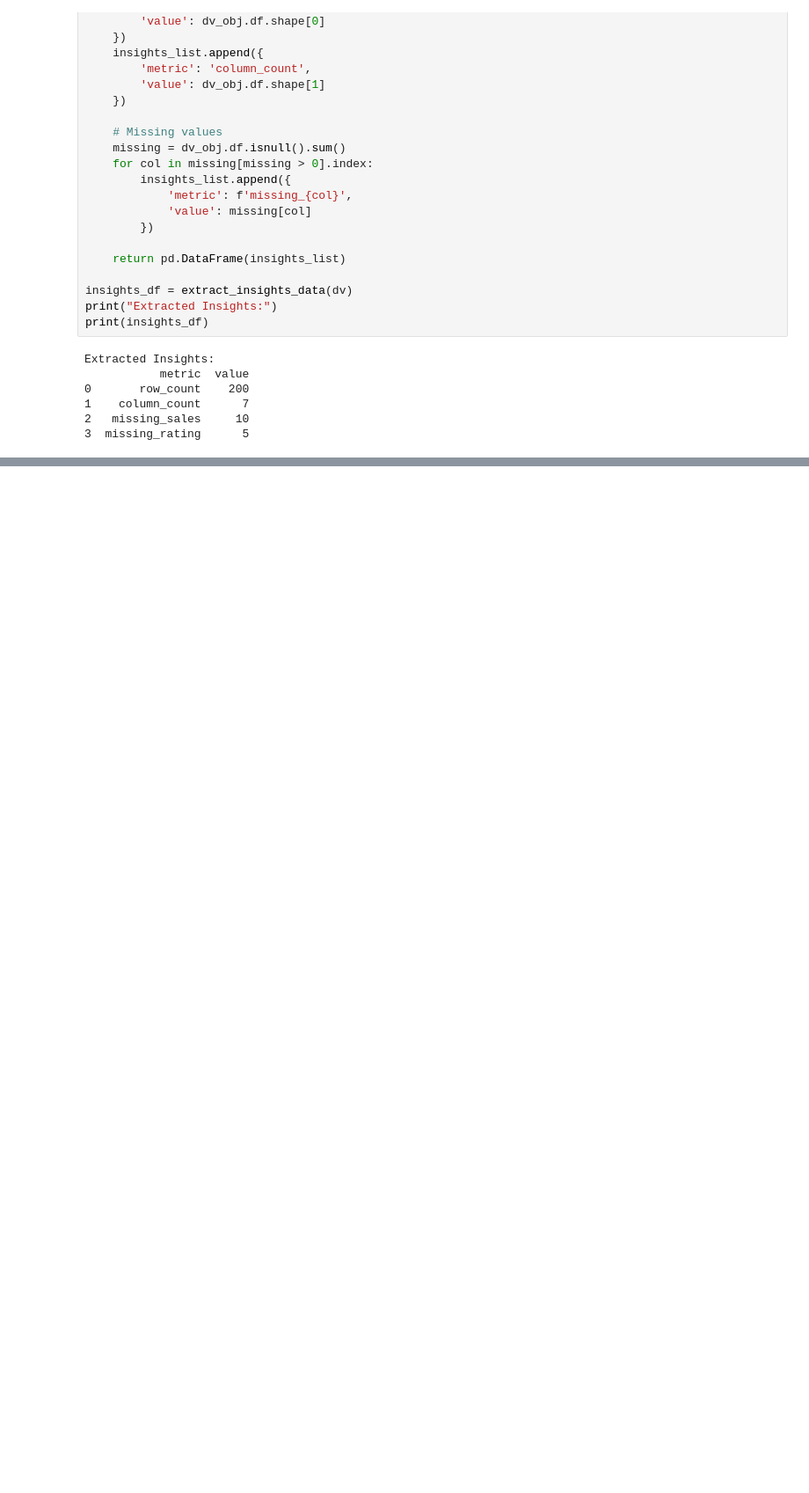
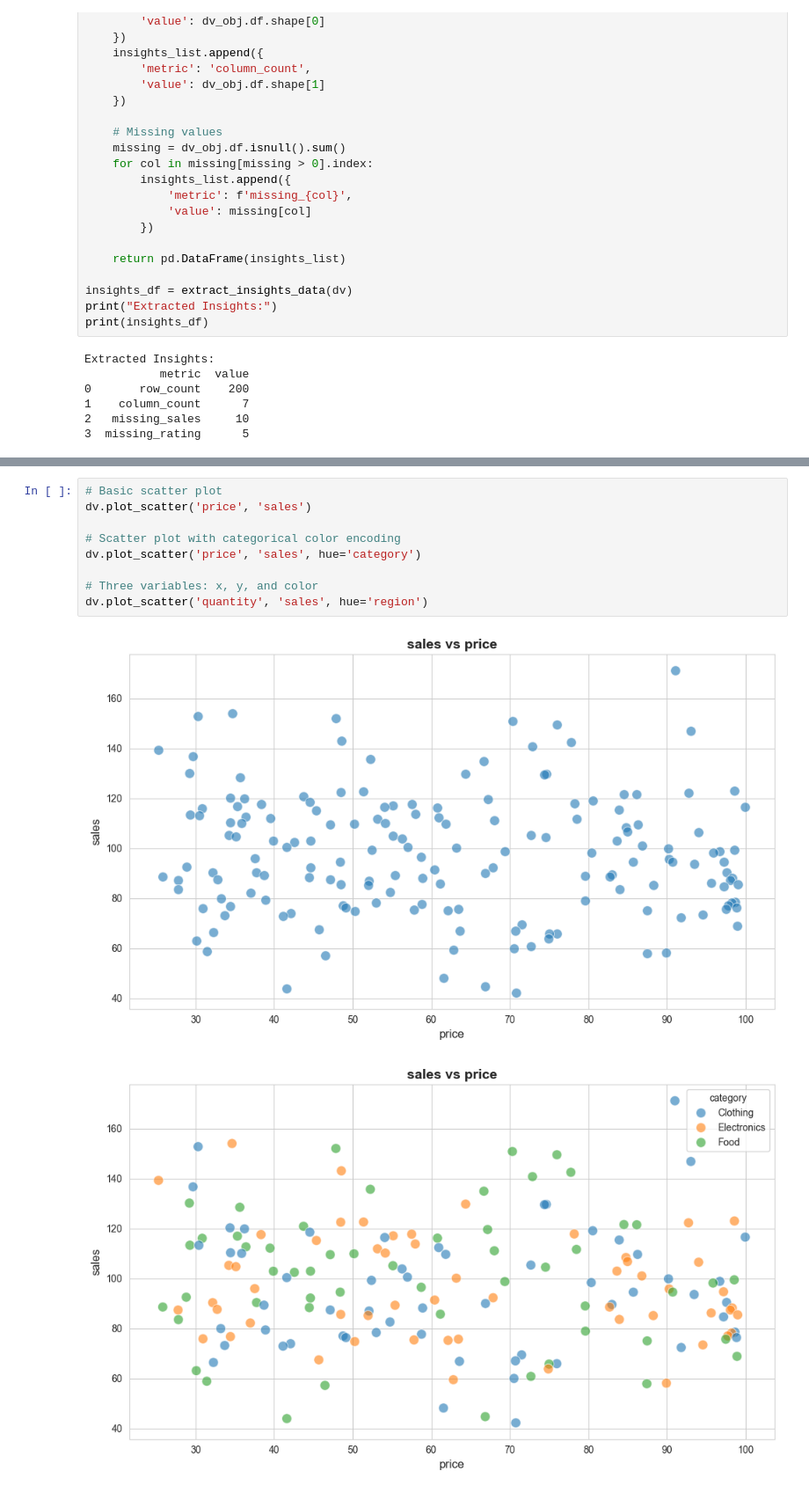
Before and after one commit to Hsinghsudwal/ml_dataviz, a Jupyter notebook: notebooks/dataviz.ipynb, the cells around one changed output, grey strips where cells are left out. Shown at 88% size. Saved outputs shown, nothing was run; the diff lists cells and outputs as text; blank space fills up the shorter version.

```diff
--- a/notebooks/dataviz.ipynb
+++ b/notebooks/dataviz.ipynb
@@ -401,0 +398,12 @@ After adding columns: (200, 9)
+# %%
+# Basic scatter plot
+dv.plot_scatter('price', 'sales')
+
+# Scatter plot with categorical color encoding
+dv.plot_scatter('price', 'sales', hue='category')
+
+# Three variables: x, y, and color
+dv.plot_scatter('quantity', 'sales', hue='region')
+# %% [output]
+[figure, added]
+[figure, added]
```
Also changed, not shown: parts of 40 cells of this notebook, 7 other files.
